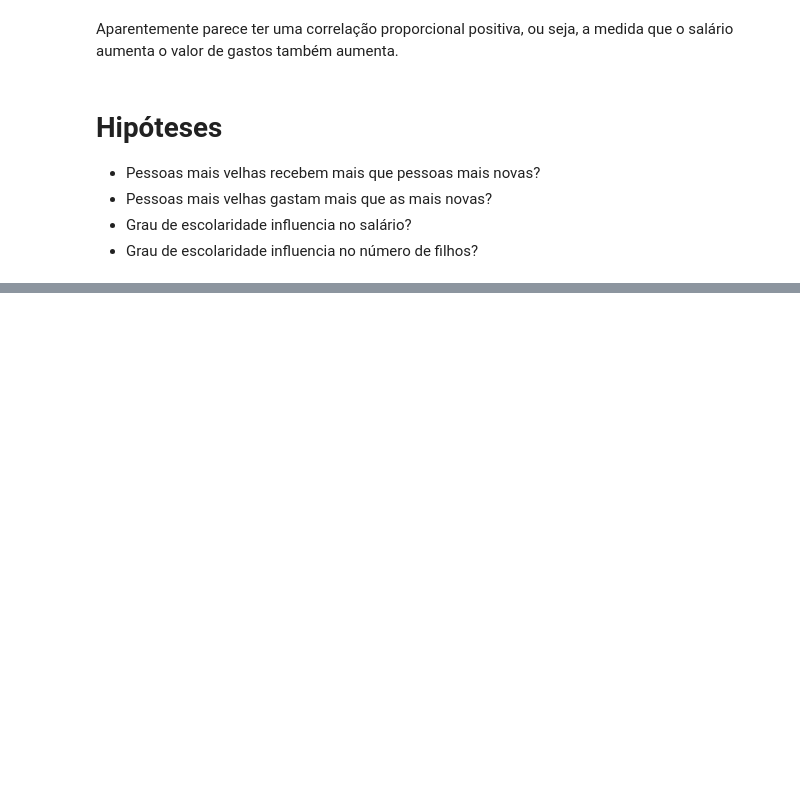
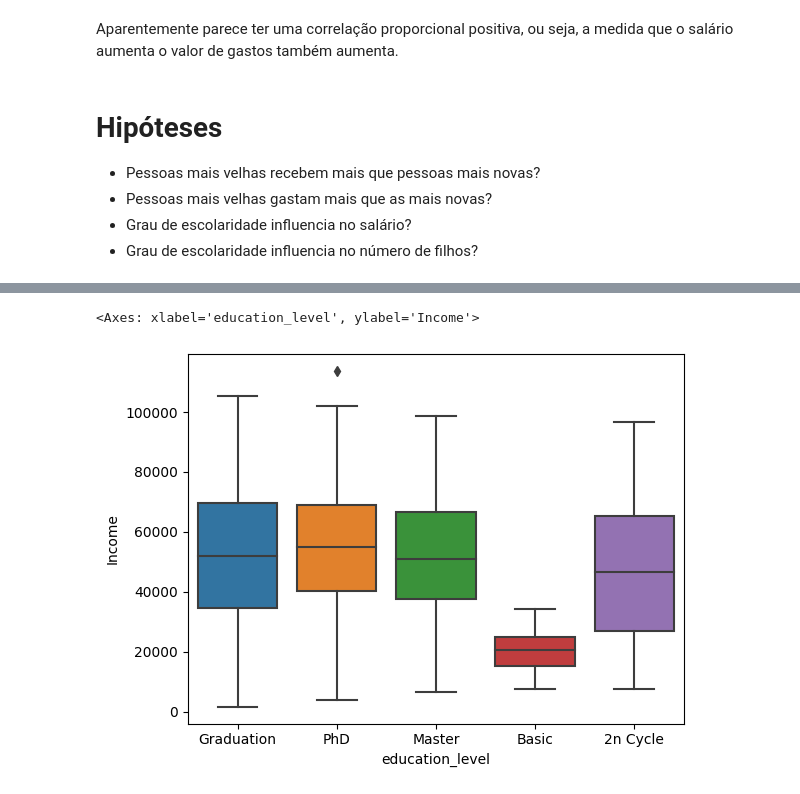
Before and after one commit to eduardamota/curso-eba, a Jupyter notebook: desafio1_ifood.ipynb, the cells around one changed output, grey strips where cells are left out. Saved outputs shown, nothing was run; the diff lists cells and outputs as text; code cells hidden in the pictures; blank space fills up the shorter version.

```diff
--- a/desafio1_ifood.ipynb
+++ b/desafio1_ifood.ipynb
@@ -330,0 +359,6 @@ Aparentemente parece ter uma correlação proporcional positiva, ou seja, a medi
+# %%
+#Grau de escolaridade influencia no salário?
+sns.boxplot(x=df.education_level,y=df.Income)
+# %% [output]
+<Axes: xlabel='education_level', ylabel='Income'>
+[figure, added]
```
Also changed, not shown: parts of 6 cells of this notebook.
